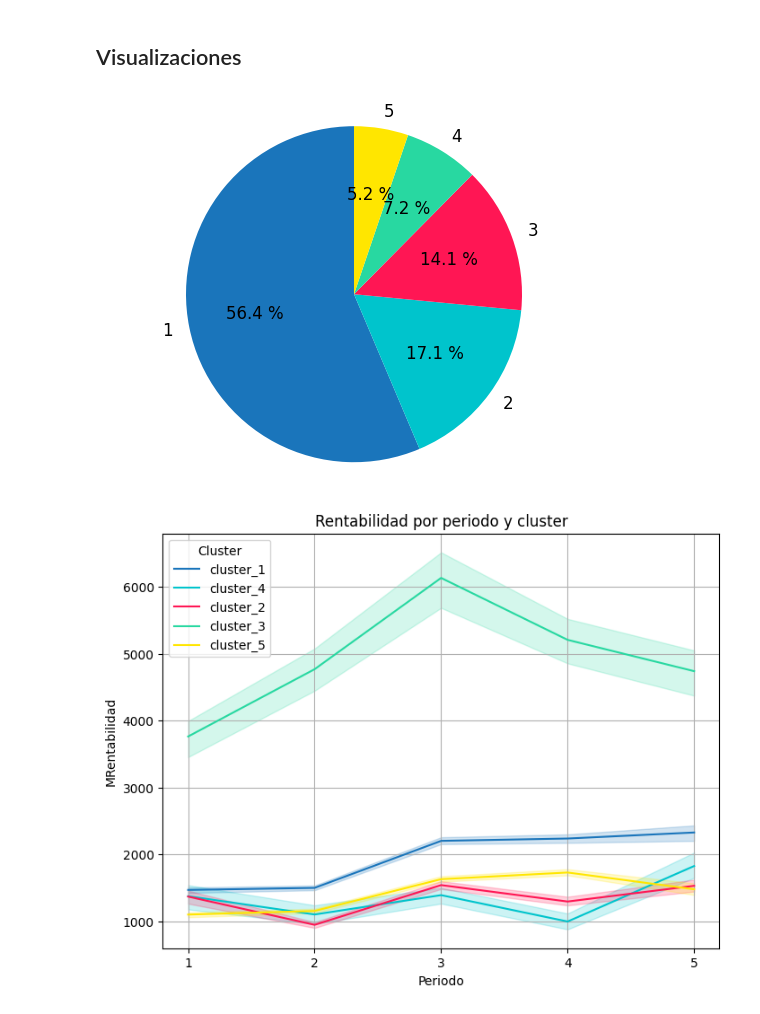
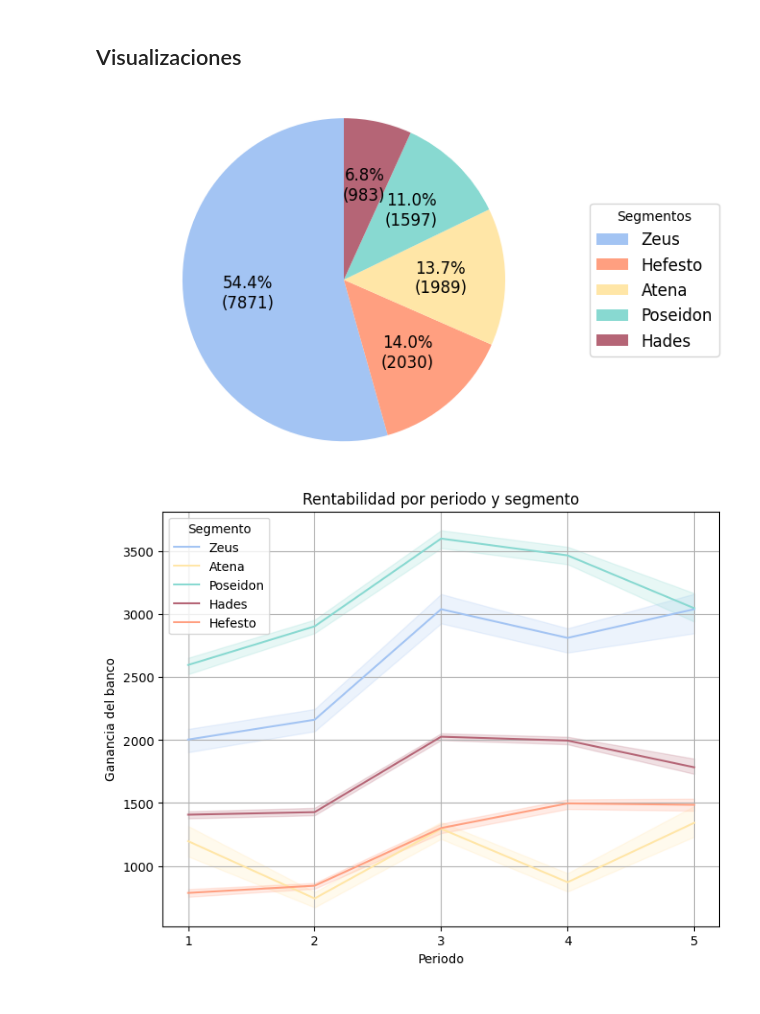
Before and after one commit to milagrosmirusta/dmeyf2024, a Jupyter notebook: Clustering.ipynb, the cells around one changed output. Cells and saved outputs as stored; diff of their text form; code cells hidden in the pictures.

Commit message:
Clustering con gráficos finales para la presentación.

```diff
--- a/Clustering.ipynb
+++ b/Clustering.ipynb
@@ -57,6 +57,12 @@ df['cantidad_transacciones'] = df[variables_transacciones].sum(axis=1)
 df['top1_transacciones'] = df[variables_transacciones].idxmax(axis=1)
 df.loc[df['cantidad_transacciones'] == 0, 'top1_transacciones'] = 'ninguna'
 df['tarjeta_saldototal']=df['Visa_msaldototal']+df['Master_msaldototal']
+# %%
+df['cluster']=df['cluster'].map({'cluster_1':'Zeus',
+                                 'cluster_2':'Atena',
+                                 'cluster_3':'Poseidon',
+                                 'cluster_4':'Hefesto',
+                                 'cluster_5':'Hades'})
 # %%
 df_filtered = df[df['foto_mes'] <= 202105]
 # %% [markdown]
@@ -66,36 +72,60 @@ import warnings
 
 # Suprimir advertencias
 warnings.filterwarnings("ignore")
+# %%
+# Mapeo de clusters a colores específicos
+colores_cluster = {
+    'Zeus': "#A3C4F3",    # Azul claro
+    'Hefesto': "#FF9F80", # Naranja suave
+    'Atena': "#FFE6A7",   # Amarillo pálido
+    'Poseidon': "#88D9D1",# Verde agua
+    'Hades': "#B56576"    # Rojo oscuro
+}
 # %%
 # Contar la cantidad de registros por categoría en 'cluster'
 clusters_counts = df['cluster'].value_counts()
 
+clusters = clusters_counts.values
+nombres = df['cluster'].value_counts().index
+colores = [colores_cluster[nombre] for nombre in nombres]
 
-clusters = clusters_counts.values
-nombres = ["1","2","3","4", "5"]
-colores = ["#1A75BB", "#00C4CC", "#FF1654", "#28D8A1", "#FFE600"]
-plt.pie(clusters, labels=nombres, autopct="%0.1f %%", colors=colores,
-      startangle=90, textprops={'fontsize': 12})
-plt.axis("equal")  # Asegurar que el gráfico sea circular
+# Función para mostrar % y cantidad
+def autopct_format(values):
+    def inner_autopct(pct):
+        total = sum(values)
+        absolute = int(pct/100.*total)
+        return f'{pct:.1f}%\n({absolute})'
+    return inner_autopct
+
+# Crear el gráfico de pastel sin etiquetas
+fig, ax = plt.subplots()
+ax.pie(clusters, autopct=autopct_format(clusters),
+       colors=colores, startangle=90, textprops={'fontsize': 12})
+ax.axis('equal')  # Asegurar que el gráfico sea circular
+
+# Agregar leyenda al costado
+ax.legend(nombres, title="Segmentos", loc="center left", bbox_to_anchor=(1, 0, 0.5, 1), fontsize=12)
+
+# Mostrar gráfico
 plt.show()
 # %% [output]
-[figure, old version]
+[figure, new version]
 # %%
 
 # Crear el gráfico
 plt.figure(figsize=(8, 6))
-sns.lineplot(x='mes', y='mrentabilidad', hue='cluster', data=df_filtered, ci=35,  palette=colores)  # 'ci' se refiere al intervalo de confianza (confidence interval)
+sns.lineplot(x='mes', y='mrentabilidad', hue='cluster', data=df_filtered, ci=35,  palette=colores_cluster)  # 'ci' se refiere al intervalo de confianza (confidence interval)
 plt.xlabel('Periodo')
-plt.ylabel('MRentabilidad')
-plt.title('Rentabilidad por periodo y cluster')
+plt.ylabel('Ganancia del banco')
+plt.title('Rentabilidad por periodo y segmento')
 plt.grid(True)
-plt.legend(title='Cluster')
+plt.legend(title='Segmento')
 plt.xticks(ticks=range(1, 6))
 
 
 plt.show()
 # %% [output]
-[figure, old version]
+[figure, new version]
 # %%
 # Crear el gráfico
 plt.figure(figsize=(8, 6))
```
Also changed, not shown: parts of 21 cells of this notebook.
